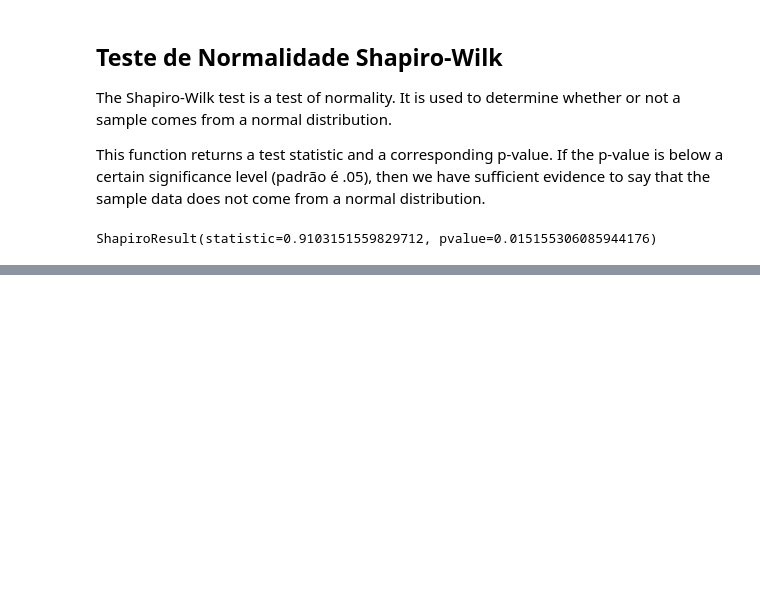
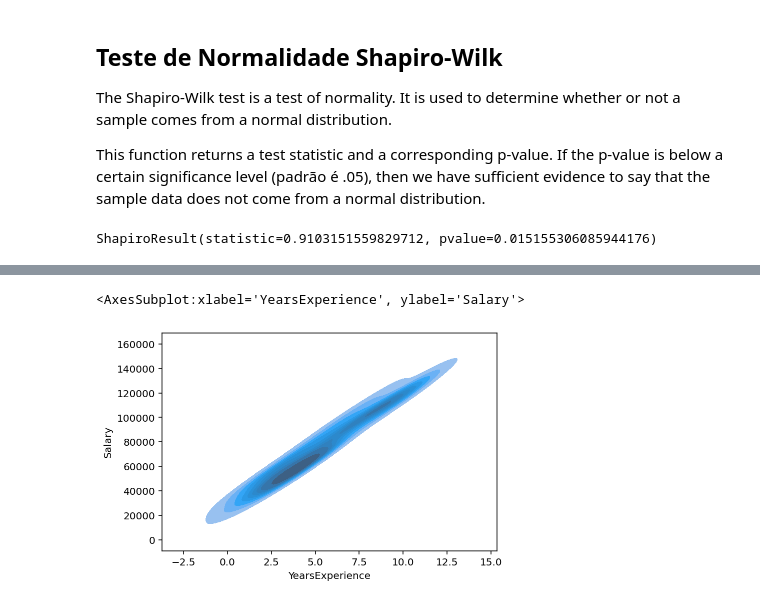
Before and after one commit to edydev85/ds_cookbook, a Jupyter notebook: ds_revelead.ipynb, the cells around one changed output, grey strips where cells are left out. Saved outputs shown, nothing was run; the diff lists cells and outputs as text; code cells hidden in the pictures; blank space fills up the shorter version.

```diff
--- a/ds_revelead.ipynb
+++ b/ds_revelead.ipynb
@@ -105,0 +171,5 @@ Veja que o resultado do pvalue foi bem menor do que .05 (foi 0.01), logo, a amos
+# %%
+sns.kdeplot(data=df, x="YearsExperience", y="Salary", fill='true')
+# %% [output]
+<AxesSubplot:xlabel='YearsExperience', ylabel='Salary'>
+[figure, added]
```
Also changed, not shown: parts of 19 cells of this notebook.
